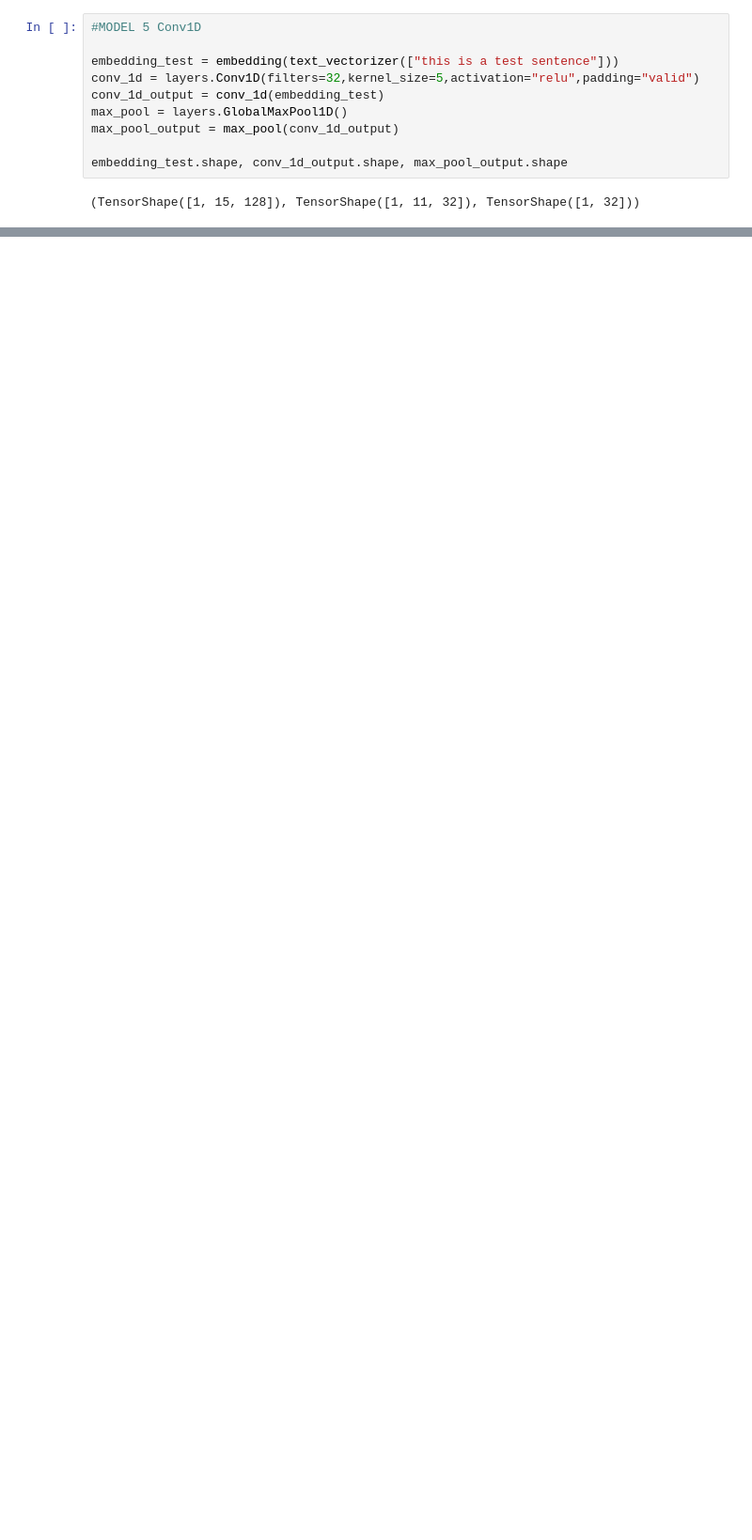
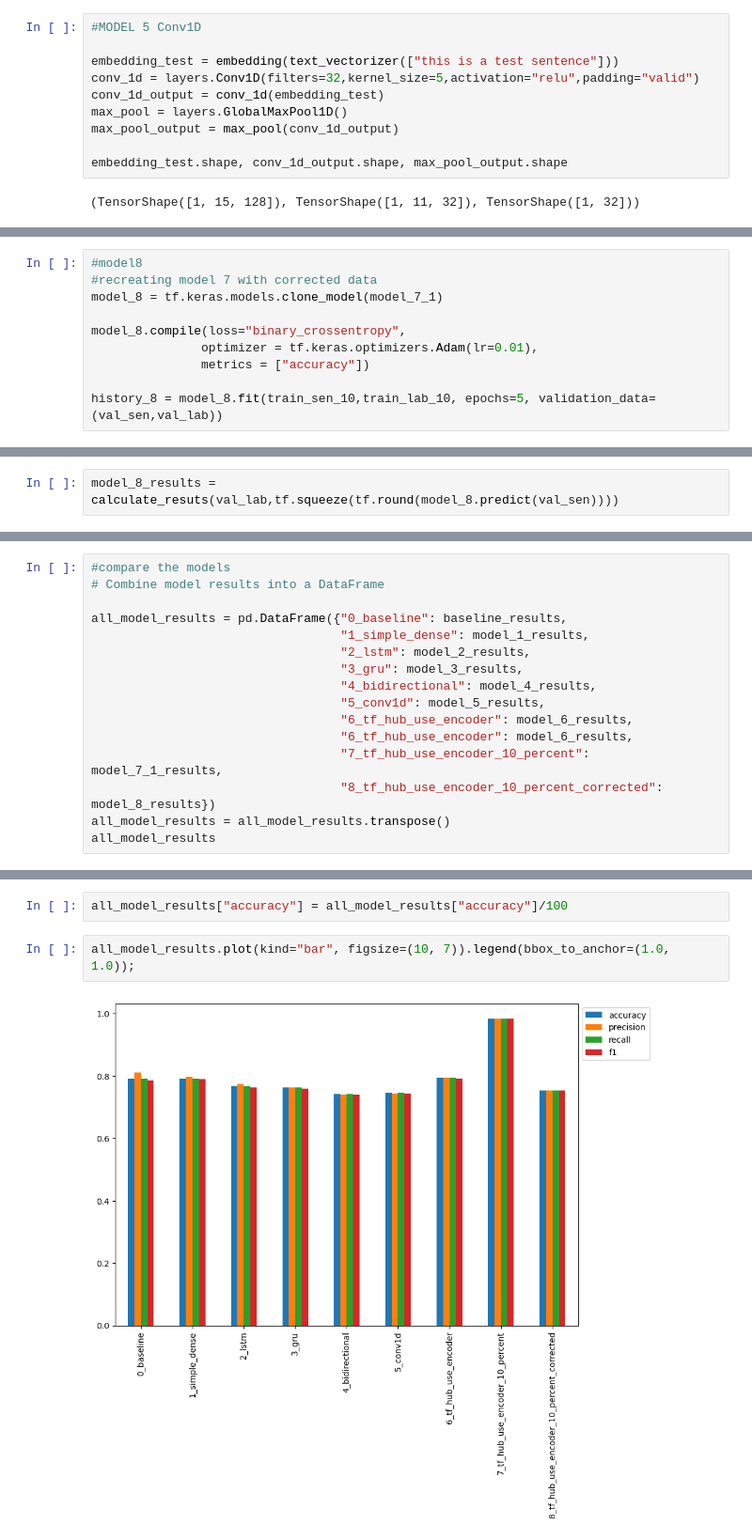
Before and after one commit to Rishu-N/TENSORFLOW, a Jupyter notebook: NLP_intro.ipynb, the cells around one changed output, grey strips where cells are left out. Shown: that part at 94% size. Saved outputs shown, nothing was run; the diff lists cells and outputs as text; blank space fills up the shorter version.

```diff
--- a/NLP_intro.ipynb
+++ b/NLP_intro.ipynb
@@ -760,0 +1311,10 @@ embedding_test, conv_1d_output
+# %%
+#model8
+#recreating model 7 with corrected data
+model_8 = tf.keras.models.clone_model(model_7_1)
+
+model_8.compile(loss="binary_crossentropy",
+               optimizer = tf.keras.optimizers.Adam(lr=0.01),
+               metrics = ["accuracy"])
+
+history_8 = model_8.fit(train_sen_10,train_lab_10, epochs=5, validation_data=(val_sen,val_lab))
@@ -760,0 +1333,2 @@ embedding_test, conv_1d_output
+# %%
+model_8_results = calculate_resuts(val_lab,tf.squeeze(tf.round(model_8.predict(val_sen))))
@@ -760,0 +1337,16 @@ embedding_test, conv_1d_output
+# %%
+#compare the models
+# Combine model results into a DataFrame
+
+all_model_results = pd.DataFrame({"0_baseline": baseline_results,
+                                  "1_simple_dense": model_1_results,
+                                  "2_lstm": model_2_results,
+                                  "3_gru": model_3_results,
+                                  "4_bidirectional": model_4_results,
+                                  "5_conv1d": model_5_results,
+                                  "6_tf_hub_use_encoder": model_6_results,
+                                  "6_tf_hub_use_encoder": model_6_results,
+                                  "7_tf_hub_use_encoder_10_percent": model_7_1_results,
+                                  "8_tf_hub_use_encoder_10_percent_corrected": model_8_results})
+all_model_results = all_model_results.transpose()
+all_model_results
@@ -760,0 +1364,6 @@ embedding_test, conv_1d_output
+# %%
+all_model_results["accuracy"] = all_model_results["accuracy"]/100
+# %%
+all_model_results.plot(kind="bar", figsize=(10, 7)).legend(bbox_to_anchor=(1.0, 1.0));
+# %% [output]
+[figure, added]
```
Also changed, not shown: parts of 75 cells of this notebook.
